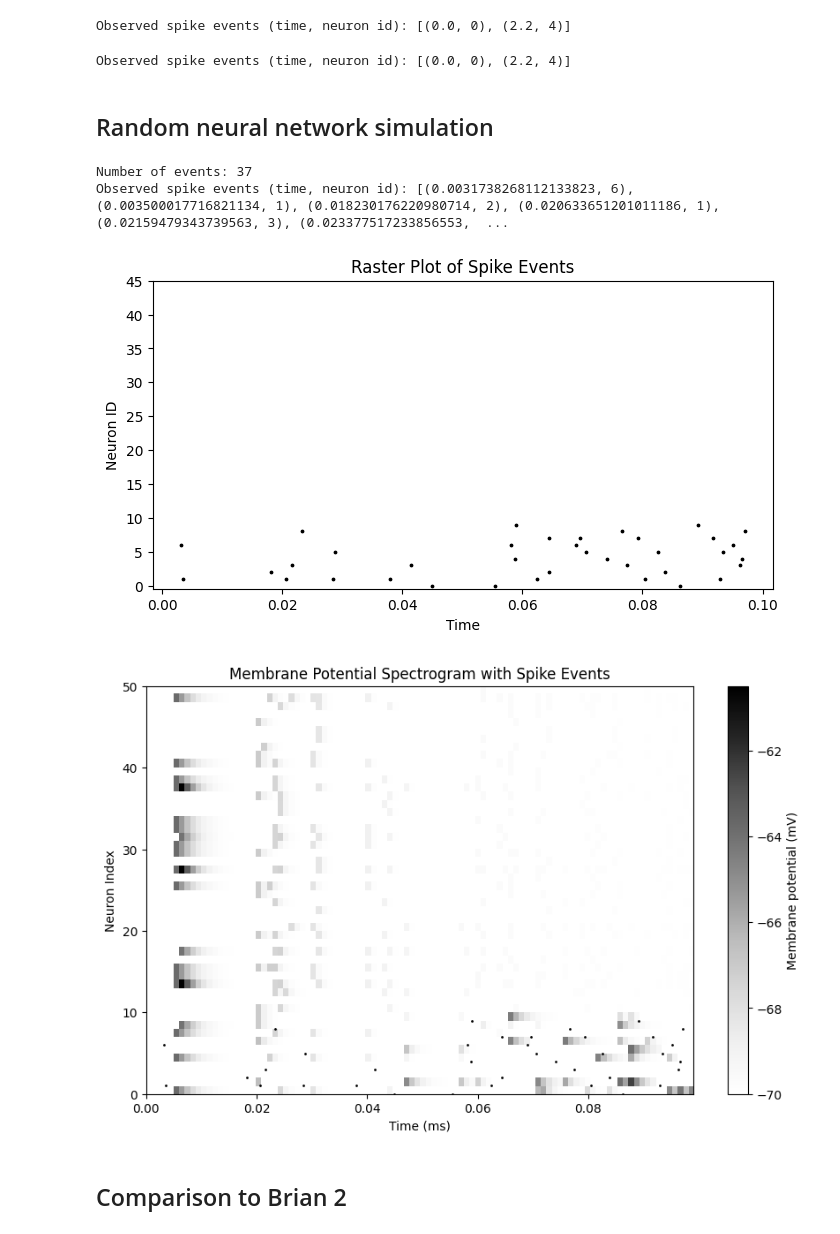
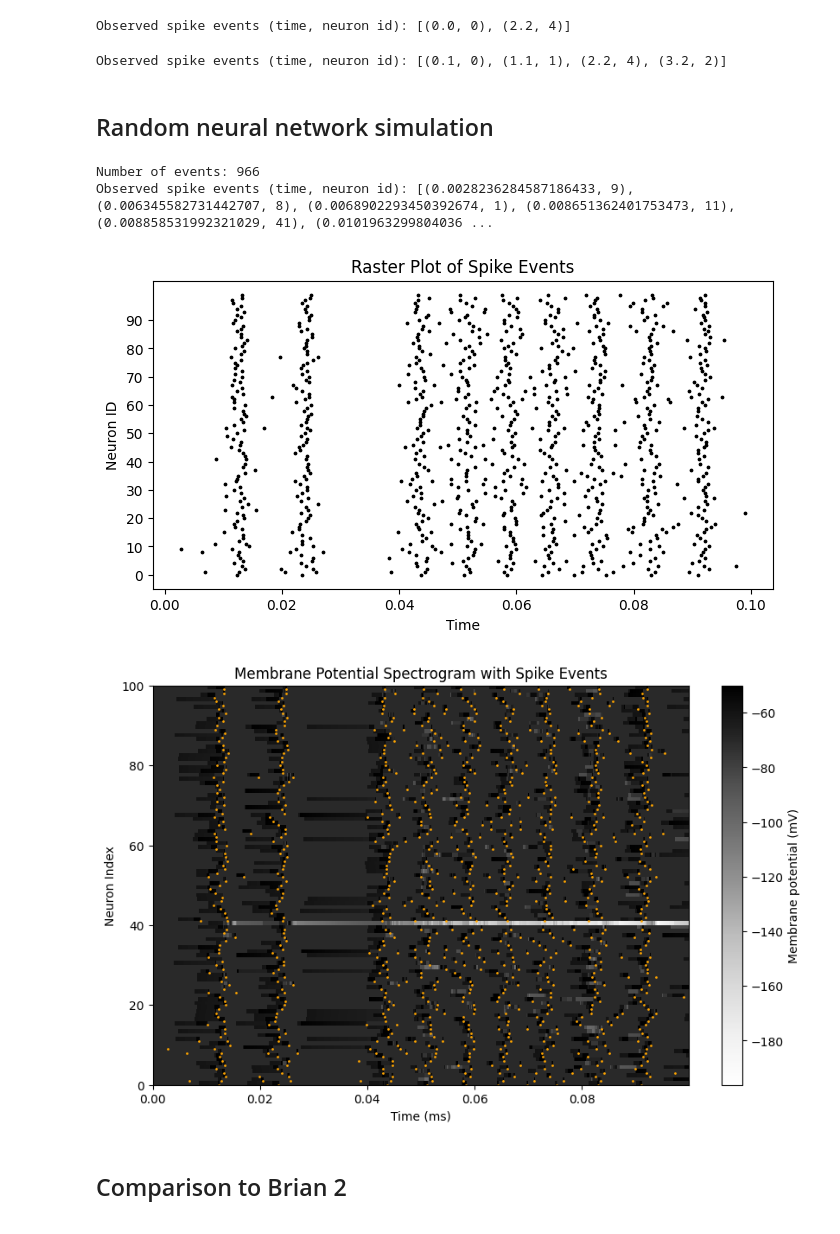
Before and after one commit to Eric-OG/snnblaze, a Jupyter notebook: examples/simple_network.ipynb, the cells around one changed output. Drawn from its saved outputs; the diff is of its cells as text; code cells hidden in the pictures.

Commit message:
Fix LIF neuron and simulator implementation to handle the difference between spike events and updates

```diff
--- a/examples/simple_network.ipynb
+++ b/examples/simple_network.ipynb
@@ -81,28 +82,37 @@ nn.set_spike_monitor(monitor)
 nn.add_neuron_population(5, neuron)
 monitor.reset_spikes()
 
-syn1 = pb.Synapse(0, 1, 1.0, 100.0)
-syn2 = pb.Synapse(4, 2, 1.0, 100.0)
+syn1 = pb.Synapse(0, 1, 100.0, 1.0)
+syn2 = pb.Synapse(4, 2, 100.0, 1.0)
 
 nn.add_synapse(syn1)
 nn.add_synapse(syn2)
 
-nn.schedule_spike_event(0, 0, 100.0)
+nn.schedule_spike_event(0.1, 0, 100.0)
 nn.schedule_spike_event(2.2, 4, 100.0)
 
 nn.run(10)
 print(f'Observed spike events (time, neuron id): {monitor.spike_list}')
 # %% [output]
-Observed spike events (time, neuron id): [(0.0, 0), (2.2, 4)]
+Observed spike events (time, neuron id): [(0.1, 0), (1.1, 1), (2.2, 4), (3.2, 2)]
 # %% [markdown]
 ## Random neural network simulation
 # %%
 import random
 
-# Parameters
-num_neurons = 50
+# Neuron parameters
+tau_m = 20e-3       # membrane time constant
+v_rest = -70       # resting potential
+v_reset = -70      # reset potential after spike
+v_thresh = -50     # threshold
+refractory = 5e-3   # refractory period
+
+neuron = pb.LIFNeuron(tau_m=tau_m, v_rest=v_rest, v_reset=v_reset, v_thresh=v_thresh, refractory=refractory)
+
+# Network parameters
+num_neurons = 100
 connection_prob = 0.2
-weight_range_exc = (8, 8)  # Weight range for excitatory neurons
+weight_range_exc = (10, 10)  # Weight range for excitatory neurons
 weight_range_inh = (-15, -15)  # Weight range for inhibitory neurons
 delay_range = (0.001, 0.002)
 inhibitory_ratio = 0.2
@@ -144,6 +152,7 @@ state_monitor = pb.StateMonitor(1e-3)
 # Initialize network and monitor
 nn = pb.NeuralNetwork()
 nn.set_spike_monitor(monitor)
+state_monitor = pb.StateMonitor(100e-6)
 nn.set_state_monitor(state_monitor)
 nn.add_neuron_population(num_neurons, neuron)
 monitor.reset_spikes()
@@ -164,8 +173,8 @@ nn.run(.1)
 print(f'Number of events: {len(monitor.spike_list)}')
 print(f'Observed spike events (time, neuron id): {monitor.spike_list}')
 # %% [output]
-Number of events: 37
-Observed spike events (time, neuron id): [(0.0031738268112133823, 6), (0.003500017716821134, 1), (0.018230176220980714, 2), (0.020633651201011186, 1), (0.02159479343739563, 3), (0.023377517233856553,  ...
+Number of events: 966
+Observed spike events (time, neuron id): [(0.0028236284587186433, 9), (0.006345582731442707, 8), (0.0068902293450392674, 1), (0.008651362401753473, 11), (0.008858531992321029, 41), (0.0101963299804036 ...
 # %%
 import matplotlib.pyplot as plt
 
@@ -181,31 +190,31 @@ plt.title('Raster Plot of Spike Events')
 plt.yticks(range(0, num_neurons, num_neurons//10))  # Show every 10th neuron ID
 plt.show()
 # %% [output]
-[figure, old version]
+[figure, new version]
 # %%
 times = np.array([t for t, _ in state_monitor.state_vector_list])
 states = np.array([vec for _, vec in state_monitor.state_vector_list])  # shape: (num_time_points, num_neurons)
 
 # Transpose so neurons are on y-axis
 states = states.T  # shape: (num_neurons, num_time_points)
 num_neurons = states.shape[0]
 
 plt.figure(figsize=(10, 6))
 plt.imshow(states, aspect='auto', cmap='Greys', origin='lower',
-           extent=[times[0], times[-1], 0, num_neurons])
+           extent=[times[0], times[-1], 0, num_neurons], interpolation='none')
 
 # Overlay spike events
 spike_times = [t for t, n in monitor.spike_list]
 neuron_ids = [n for t, n in monitor.spike_list]
-plt.plot(spike_times, neuron_ids, '.k', markersize=2, label='Spikes')
+plt.plot(spike_times, neuron_ids, '.k', markersize=2, label='Spikes', c='orange')
 
 plt.colorbar(label='Membrane potential (mV)')
 plt.xlabel('Time (ms)')
 plt.ylabel('Neuron Index')
 plt.title('Membrane Potential Spectrogram with Spike Events')
 plt.show()
 # %% [output]
-[figure, old version]
+[figure, new version]
 # %% [markdown]
 ## Comparison to Brian 2
 # %%
```
Also changed, not shown: parts of 5 cells of this notebook, 8 other files.
